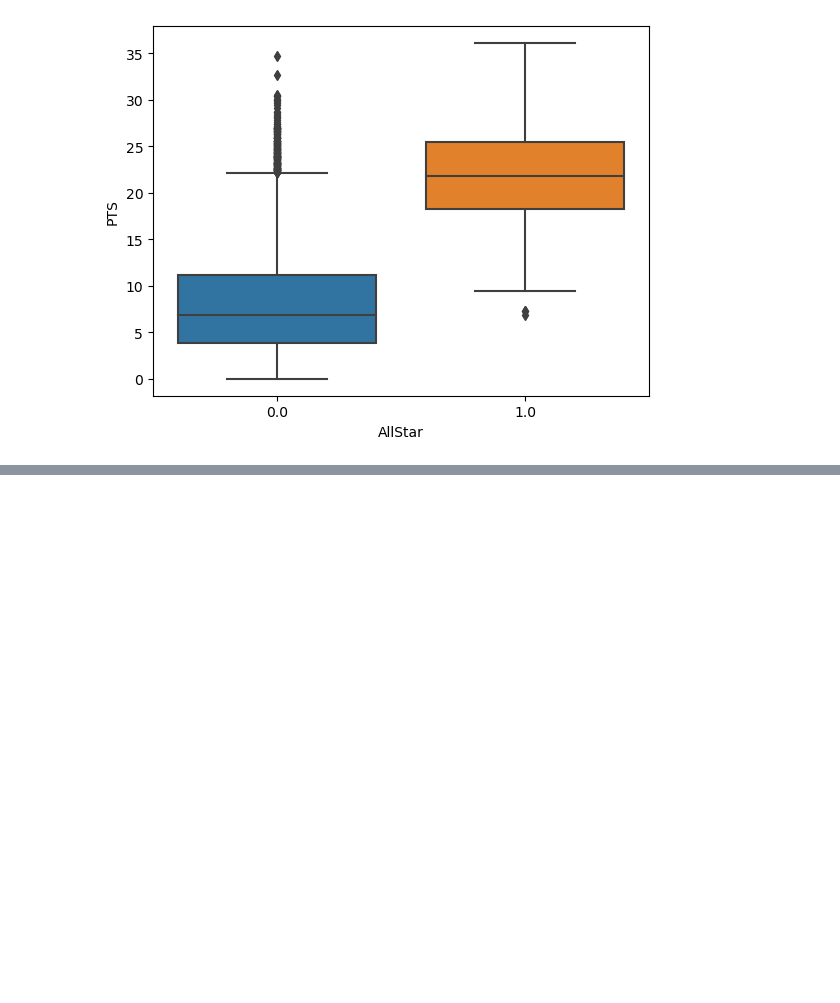
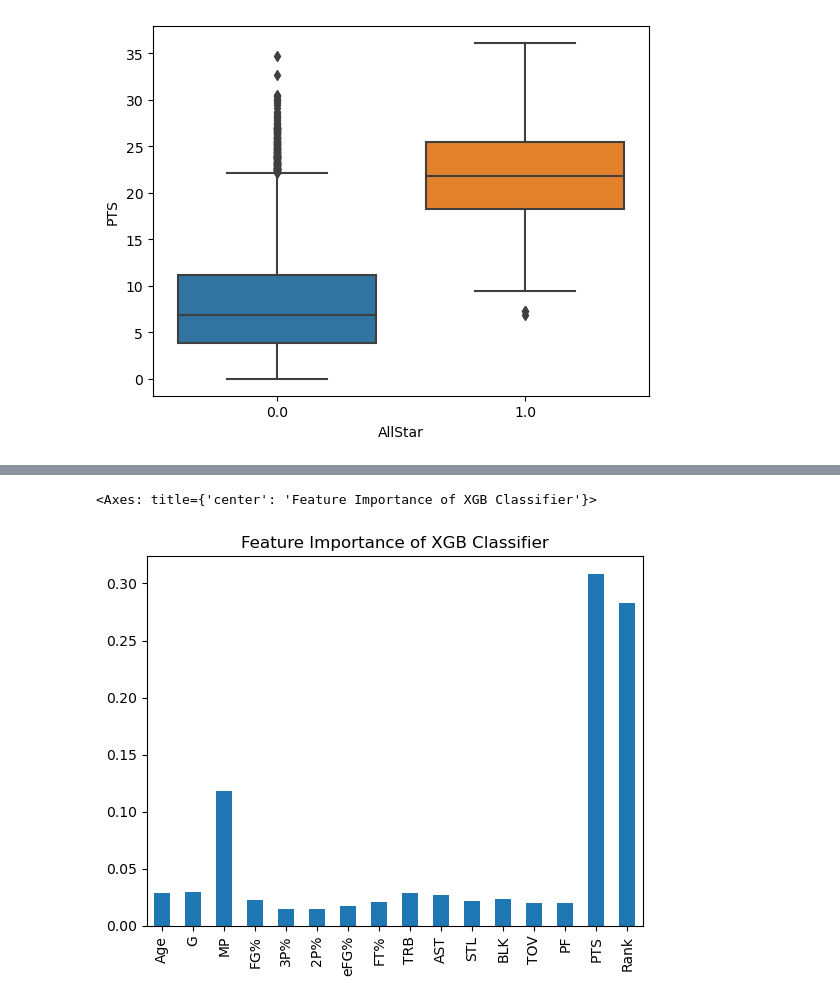
Before and after one commit to BenjaminCereda/nba-data-science-projects, a Jupyter notebook: NBA_Forecast_Project.ipynb, the cells around one changed output, grey strips where cells are left out. Saved outputs shown, nothing was run; the diff lists cells and outputs as text; code cells hidden in the pictures; blank space fills up the shorter version.

```diff
--- a/NBA_Forecast_Project.ipynb
+++ b/NBA_Forecast_Project.ipynb
@@ -274,3 +280,7 @@ sns.boxplot(data=player_stats, x="AllStar", y="PTS")
 # %% [output]
 <Axes: xlabel='AllStar', ylabel='PTS'>
 [figure]
+# %%
+#divide main dataframe into training and testing datasets
+df_train = player_stats[player_stats.season.between(2000, 2020)]
+df_test = player_stats[player_stats.season.between(2021, 2023)]
@@ -276,0 +301,30 @@ sns.boxplot(data=player_stats, x="AllStar", y="PTS")
+# %%
+#create feature and target dataset
+cols_allstar = [c for c in columns if c != 'AllStar']
+X_allstar = df_train[cols_allstar]
+y_allstar = df_train.AllStar.astype('int')
+# %%
+#initialize and train XGB Classifier
+model_xgb_allstar = XGBClassifier().fit(X_allstar, y_allstar)
+
+#Train Logistic Regression classifier
+#model_log_mvp = LogisticRegression(solver='liblinear', C=1.0).fit(X, y_mvp)
+
+#initialize and train Logistic Regression Classifier
+model_log_allstar = LogisticRegression(solver='liblinear', C=1.0).fit(X_allstar, y_allstar)
+
+# Train Decision Tree Classifer
+#model_clf_mvp = DecisionTreeClassifier().fit(X,y_mvp)
+
+#initialize and train Decision Tree Classifier
+model_clf_allstar = DecisionTreeClassifier().fit(X_allstar,y_allstar)
+# %%
+#generate quick plot of feature importance in XGBoost
+pd.Series(
+    model_xgb_allstar.feature_importances_,
+    X_allstar.columns
+
+).plot(kind='bar',title='Feature Importance of XGB Classifier')
+# %% [output]
+<Axes: title={'center': 'Feature Importance of XGB Classifier'}>
+[figure, added]
```
Also changed, not shown: parts of 43 cells of this notebook, 13 other files.
